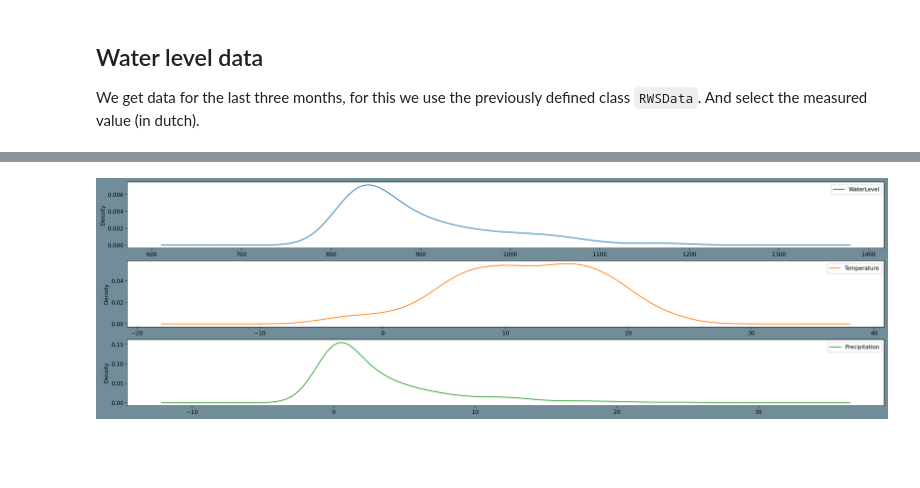
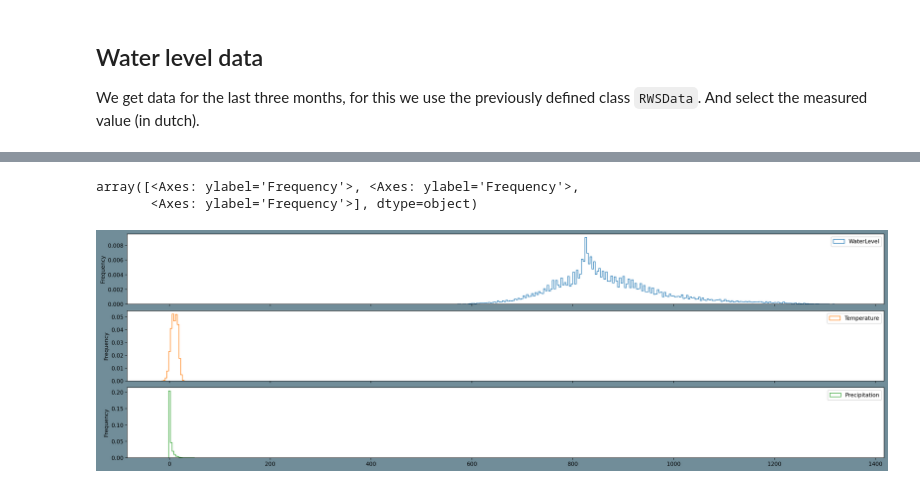
Before and after one commit to arykanary/PortFolio, a Jupyter notebook: Analysis_of_WaterLevels_in_Arnhem.ipynb, the cells around one changed output, grey strips where cells are left out. Cells and saved outputs as stored; diff of their text form; code cells hidden in the pictures; blank space fills up the shorter version.

```diff
--- a/Analysis_of_WaterLevels_in_Arnhem.ipynb
+++ b/Analysis_of_WaterLevels_in_Arnhem.ipynb
@@ -10,7 +10,5 @@ from datetime import datetime
 from meteostat import Point, Daily
 # %%
 from common import RWSData, correlation_significance
-# %%
-plt.rcParams['figure.figsize'] = (20, 6)
 # %% [markdown]
 # Getting data
@@ -30,3 +20,13 @@ wl_df = RWSData().data_loc_datetime(start, end)[0][1]
+# %%
+dframes = []
+
+loc1 = RWSData(('ARNHM', 700000.776754401, 5762308.24570394))
+for n in range(1800, 2024):
+    dframes.append(loc1.data_loc_datetime(datetime(n, 1, 1, 0), datetime(n+1, 1, 1, 0))[0][1])
+
+loc2 = RWSData(('ARNH' , 700021.921999557, 5762290.37468757))
+dframes.append(loc2.data_loc_datetime(datetime(2024, 1, 1, 0), datetime(2025, 1, 1, 0))[0][1])
+wl_df = pd.concat(dframes)
 # %%
 raw_series = wl_df['Meetwaarde.Waarde_Numeriek']
 raw_series.name = 'WaterLevel'
@@ -113,4 +88,11 @@ rename = {'temp': 'Temperature', 'tavg': 'Temperature', 'prcp': 'Precipitation'}
 select = ['Temperature', 'Precipitation']
 loc_arnhem = Point(51.9800, 5.9111)
 
-we_daily = Daily(loc_arnhem, start, end).fetch().rename(rename, axis=1)[select]
+we_daily = Daily(
+    loc_arnhem,
+    # datetime.now()-timedelta(days=5),
+    # datetime.now(),
+    grp_daily.index.min().to_pydatetime(),
+    grp_daily.index.max().to_pydatetime()
+).fetch().rename(rename, axis=1)[select]
+we_daily.reset_index().describe(datetime_is_numeric=True)
@@ -132,5 +122,5 @@ Which is in line with common knowledge about waterlevels on the rhine.
 # %%
-df = pd.concat([grp_daily, we_daily], axis=1).dropna()
+df = pd.concat([grp_daily, we_daily], axis=1)
 # %%
 df.plot(subplots=True)
 # %% [output]
@@ -156,5 +158,6 @@ df.describe()
 # %%
-ax = df.plot.density(subplots=True, sharex=False)
-# df.plot.hist(ax=ax,  subplots=True, sharex=False, density=True, histtype='step', bins=200)
+df.plot.hist(subplots=True, sharex=True, density=True, histtype='step', bins=400)
 # %% [output]
+array([<Axes: ylabel='Frequency'>, <Axes: ylabel='Frequency'>,
+       <Axes: ylabel='Frequency'>], dtype=object)
-[figure, old version]
+[figure, new version]
```
Also changed, not shown: parts of 47 cells of this notebook, 2 other files.
